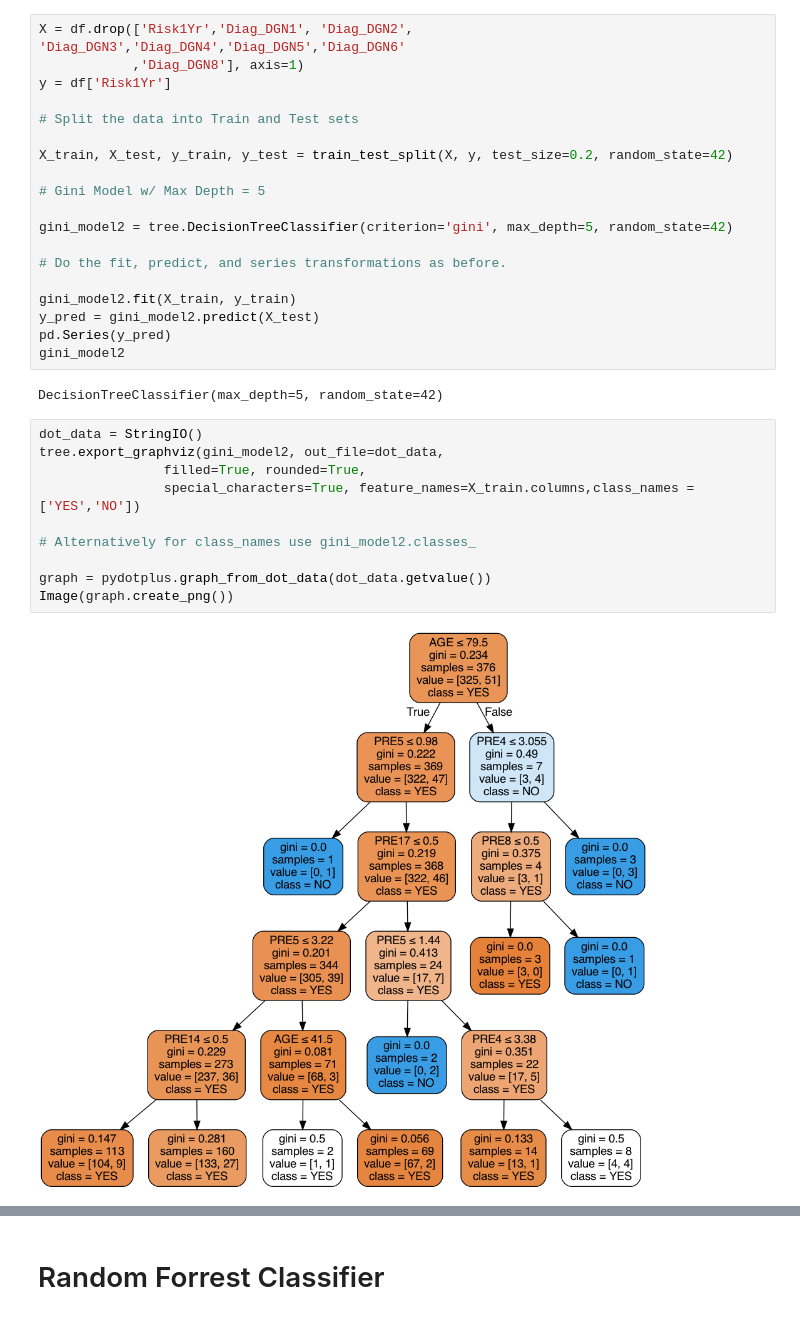
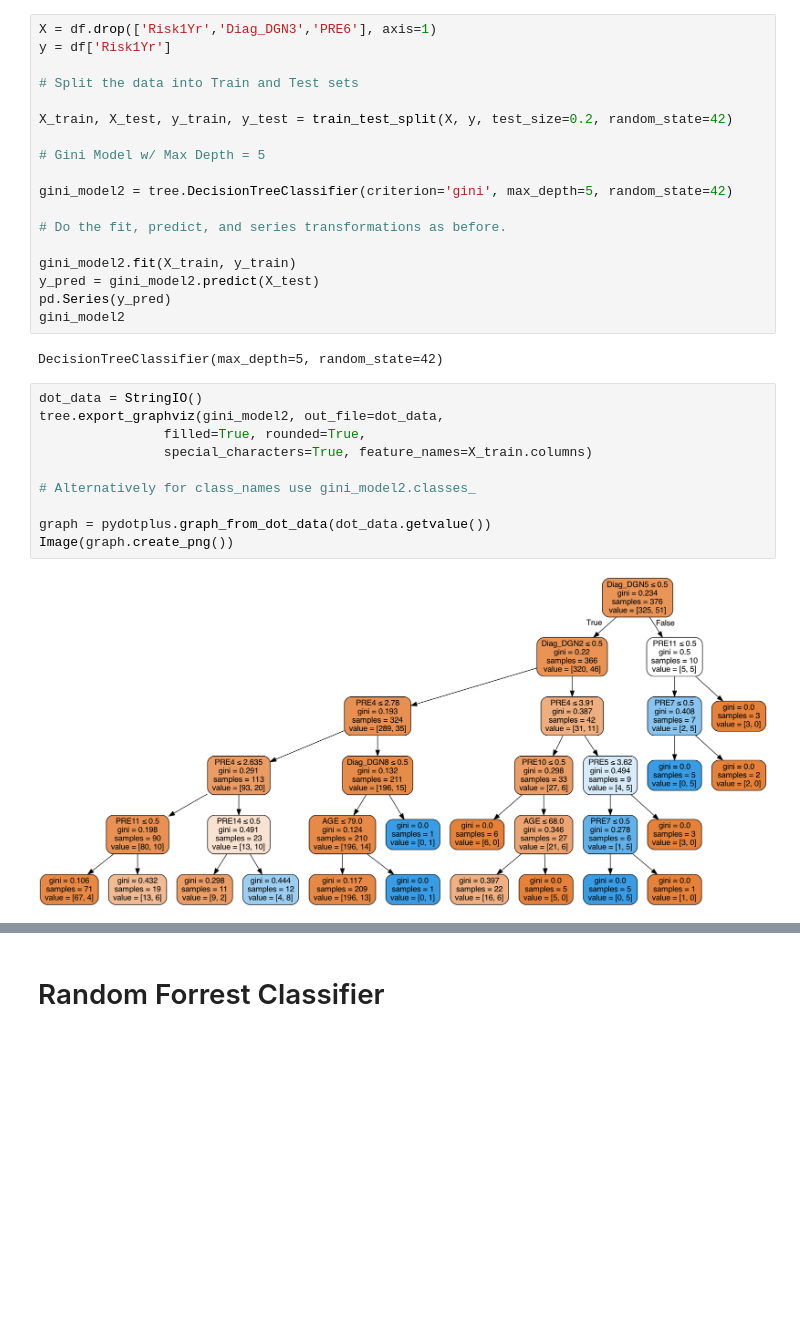
Before and after one commit to Robert-Lewis3/Springboard, a Jupyter notebook: CAPSTONE_2/CAPSTONE - Thoracic Surgery.ipynb, the cells around one changed output, grey strips where cells are left out. Drawn from its saved outputs; the diff is of its cells as text; blank space fills up the shorter version.

```diff
--- a/CAPSTONE_2/CAPSTONE - Thoracic Surgery.ipynb
+++ b/CAPSTONE_2/CAPSTONE - Thoracic Surgery.ipynb
@@ -623,8 +649,7 @@ Recall score 0.10526315789473684
 # %% [markdown]
 Using all features and no max_depth led to an overly complicated tree, with very low recall and mediocre accuracy
 # %%
-X = df.drop(['Risk1Yr','Diag_DGN1', 'Diag_DGN2', 'Diag_DGN3','Diag_DGN4','Diag_DGN5','Diag_DGN6'
-            ,'Diag_DGN8'], axis=1)
+X = df.drop(['Risk1Yr','Diag_DGN3','PRE6'], axis=1)
 y = df['Risk1Yr']
 
 # Split the data into Train and Test sets
@@ -646,15 +671,15 @@ DecisionTreeClassifier(max_depth=5, random_state=42)
 # %%
 dot_data = StringIO()
 tree.export_graphviz(gini_model2, out_file=dot_data,
                 filled=True, rounded=True,
-                special_characters=True, feature_names=X_train.columns,class_names = ['YES','NO'])
+                special_characters=True, feature_names=X_train.columns)
 
 # Alternatively for class_names use gini_model2.classes_
 
 graph = pydotplus.graph_from_dot_data(dot_data.getvalue())
 Image(graph.create_png())
 # %% [output]
-[figure, old version]
+[figure, new version]
 # %%
 print("Gini impurity  model - max depth 5")
 print("Accuracy:", metrics.accuracy_score(y_test,y_pred))
```
Also changed, not shown: parts of 29 cells of this notebook.
